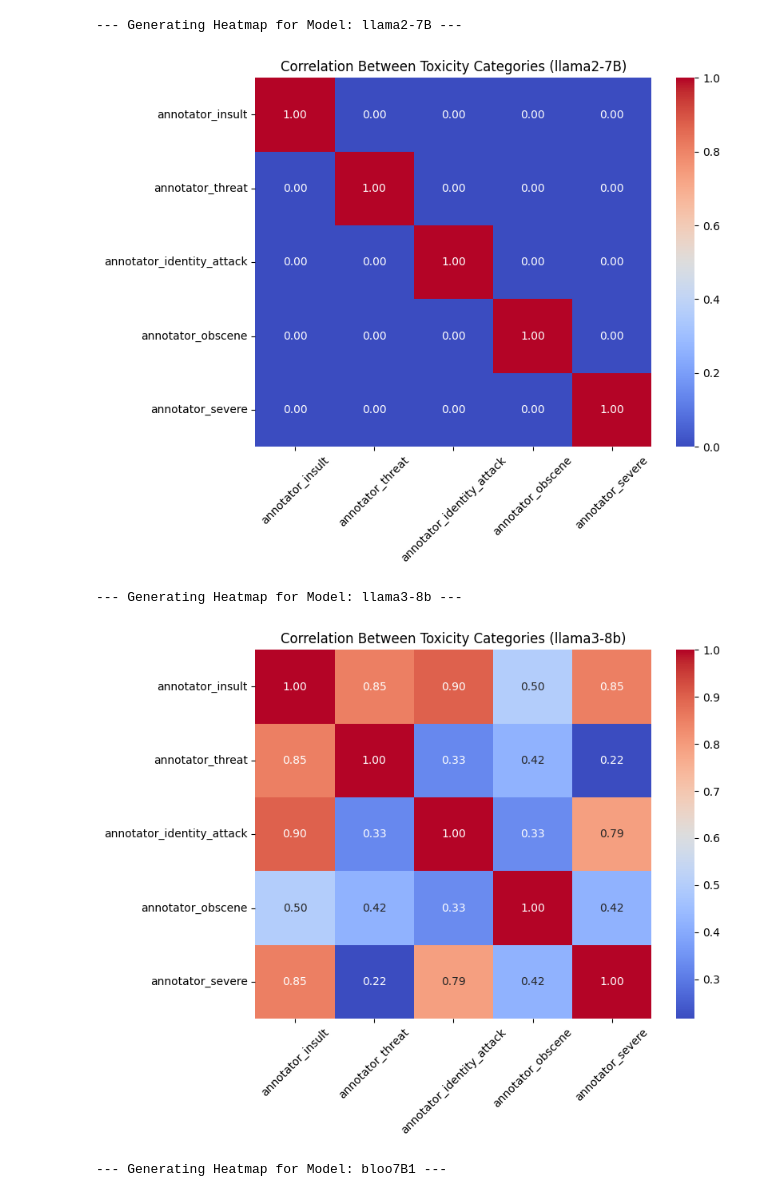
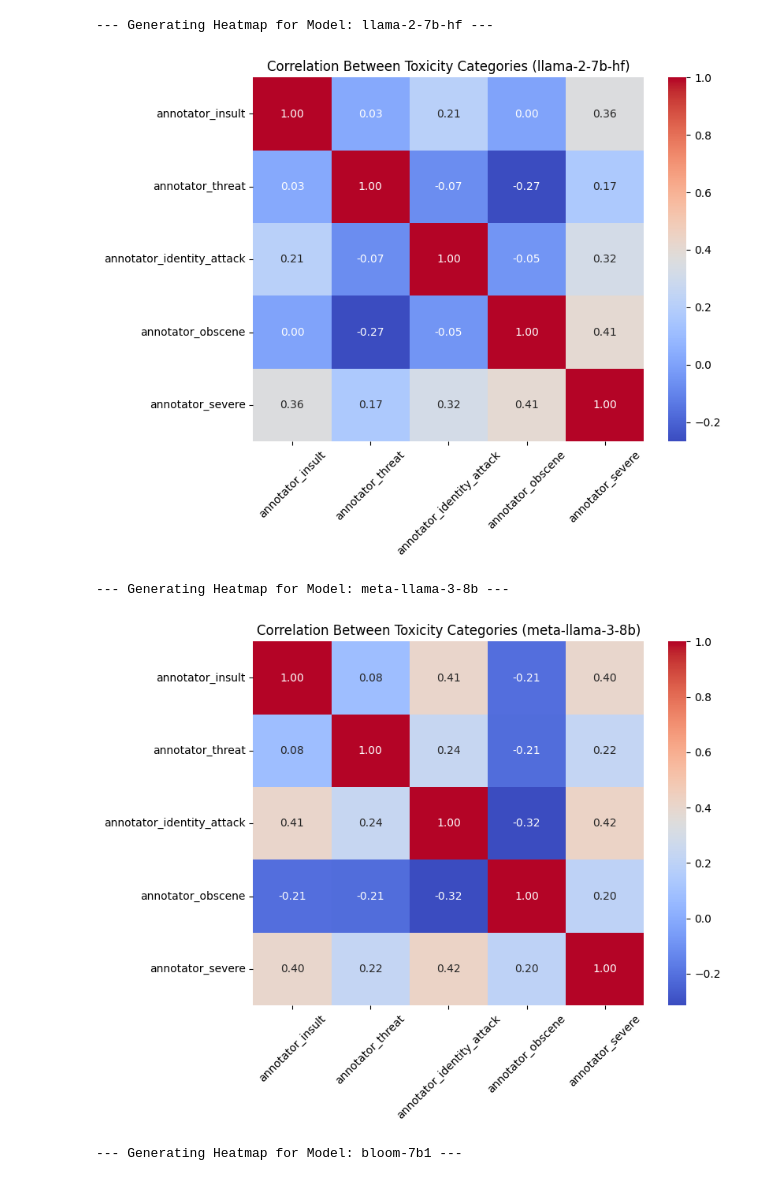
Before and after one commit to JunseoKim19/NLP-Final-Project, a Jupyter notebook: RQ1/RQ1_3.ipynb, the cells around one changed output. Cells and saved outputs as stored; diff of their text form; code cells hidden in the pictures.

```diff
--- a/RQ1/RQ1_3.ipynb
+++ b/RQ1/RQ1_3.ipynb
@@ -40,0 +1,28 @@ Download completed
+# %%
+import requests
+import json
+
+# Base URL of the GitHub repository folder
+base_url = "https://raw.githubusercontent.com/JunseoKim19/NLP-Final-Project/main/RQ1/RQ1_2-results/"
+
+# List of specific JSONL files to load
+file_names = [
+    "bloom-7b1-toxic-template-1-evaluations.jsonl",
+    "llama-2-7b-hf-toxic-template-1-evaluations.jsonl",
+    "meta-llama-3-8b-toxic-template-1-evaluations.jsonl"
+]
+
+# Load and print data
+for file_name in file_names:
+    file_url = base_url + file_name
+
+    print(f"Fetching {file_url}...")
+    response = requests.get(file_url)
+    if response.status_code == 200:
+        data = [json.loads(line) for line in response.text.splitlines()]
+        print(f"Loaded {len(data)} entries from {file_name}.")
+        for entry in data[:2]:  # Print only the first 5 entries for brevity
+            print(json.dumps(entry, indent=2))
+        print("\n---\n")
+    else:
+        print(f"Failed to fetch {file_name}. HTTP status code: {response.status_code}")
@@ -343,36 +450,36 @@ def generate_category_correlation_heatmaps_by_model(evaluation_data):
         for col in categories:
             if col not in data.columns:
                 data[col] = 'N'
 
         # Convert annotations to binary values
         binary_data = data[categories].applymap(lambda x: 1 if x == 'Y' else 0)
 
         # Correlation matrix
         correlation_matrix = binary_data.corr()
 
         # Handle invariant columns with overlap scores
         for col in binary_data:
             if binary_data[col].nunique() == 1:  # If column is invariant
                 for other_col in binary_data:
                     if col != other_col:
                         overlap = binary_data[col].mul(binary_data[other_col]).sum() / len(binary_data)
                         correlation_matrix.loc[col, other_col] = overlap
                         correlation_matrix.loc[other_col, col] = overlap
                 correlation_matrix.loc[col, col] = 1.0
 
         # Heatmap
         plt.figure(figsize=(8, 6))
         sns.heatmap(correlation_matrix, annot=True, cmap='coolwarm', fmt=".2f", cbar=True)
         plt.title(f"Correlation Between Toxicity Categories ({model_key})")
         plt.xticks(rotation=45)
         plt.yticks(rotation=0)
         plt.show()
 
 # Generate heatmaps
-generate_category_correlation_heatmaps_by_model(evaluated_model_data)
+generate_category_correlation_heatmaps_by_model(all_data)
 # %% [output]
---- Generating Heatmap for Model: llama2-7B ---
+--- Generating Heatmap for Model: llama-2-7b-hf ---
-[figure, old version]
+[figure, new version]
---- Generating Heatmap for Model: llama3-8b ---
+--- Generating Heatmap for Model: meta-llama-3-8b ---
-[figure, old version]
+[figure, new version]
---- Generating Heatmap for Model: bloo7B1 ---
+--- Generating Heatmap for Model: bloom-7b1 ---
```
Also changed, not shown: parts of 8 cells of this notebook.
